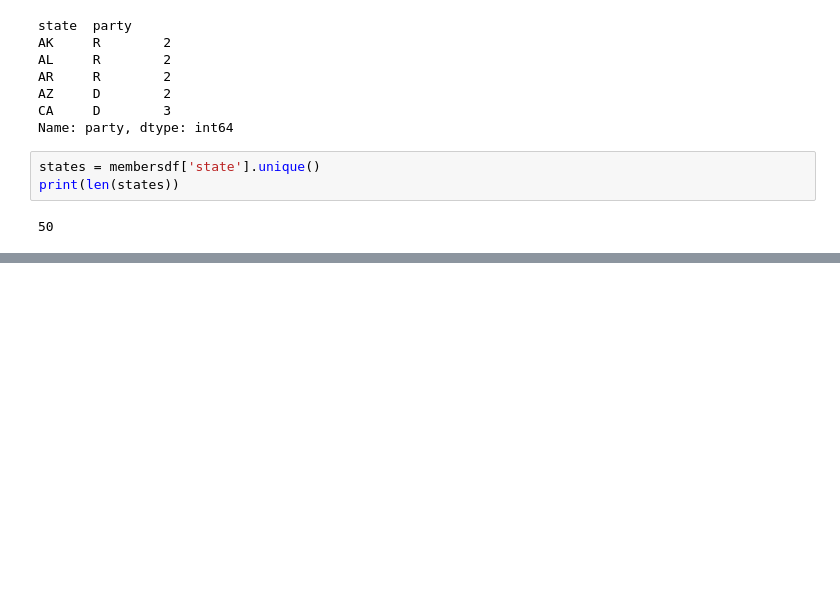
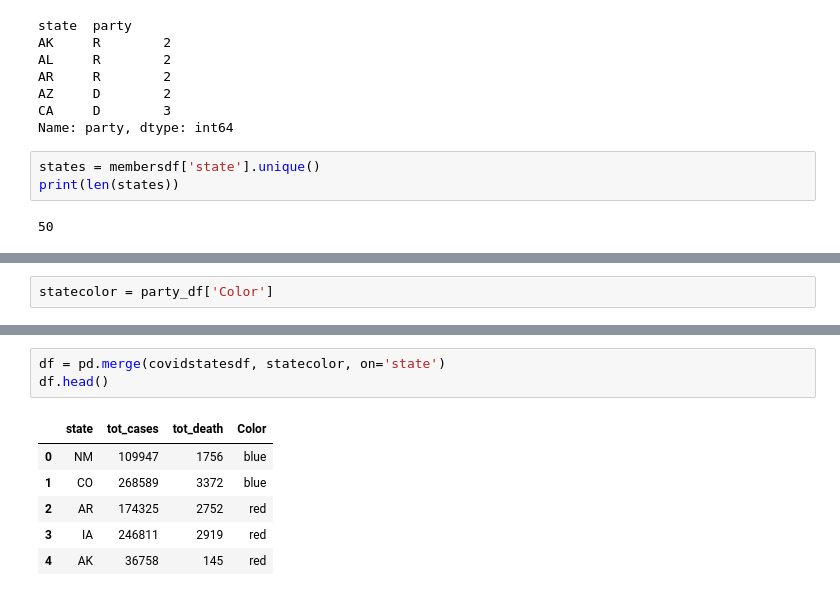
Before and after one commit to gt-data-bootcamp/data-science-bootcamp-project-1, a Jupyter notebook: covid-politics.ipynb, the cells around one changed output, grey strips where cells are left out. Saved outputs shown, nothing was run; the diff lists cells and outputs as text; blank space fills up the shorter version.

```diff
--- a/covid-politics.ipynb
+++ b/covid-politics.ipynb
@@ -80,3 +112,5 @@ AttributeError: 'DataFrame' object has no attribute 'map'
+# %%
+statecolor = party_df['Color']
 # %%
 # Call covid info
 version =  'v1'
@@ -127,0 +169,10 @@ covidstatesdf.head()
+# %%
+df = pd.merge(covidstatesdf, statecolor, on='state')
+df.head()
+# %% [output]
+|  | state | tot_cases | tot_death | Color |
+| 0 | NM | 109947 | 1756 | blue |
+| 1 | CO | 268589 | 3372 | blue |
+| 2 | AR | 174325 | 2752 | red |
+| 3 | IA | 246811 | 2919 | red |
+| 4 | AK | 36758 | 145 | red |
```
Also changed, not shown: parts of 12 cells of this notebook, 1 other file.
